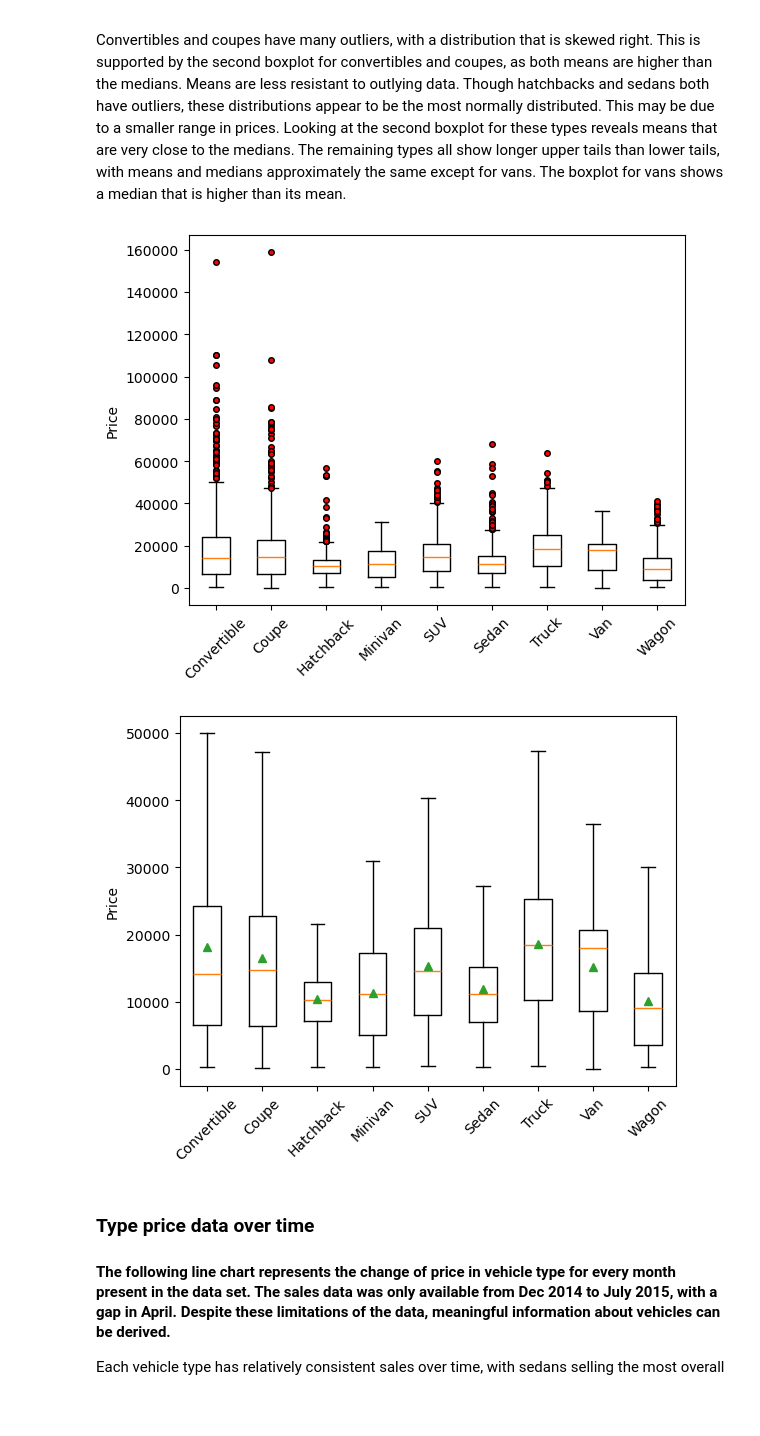
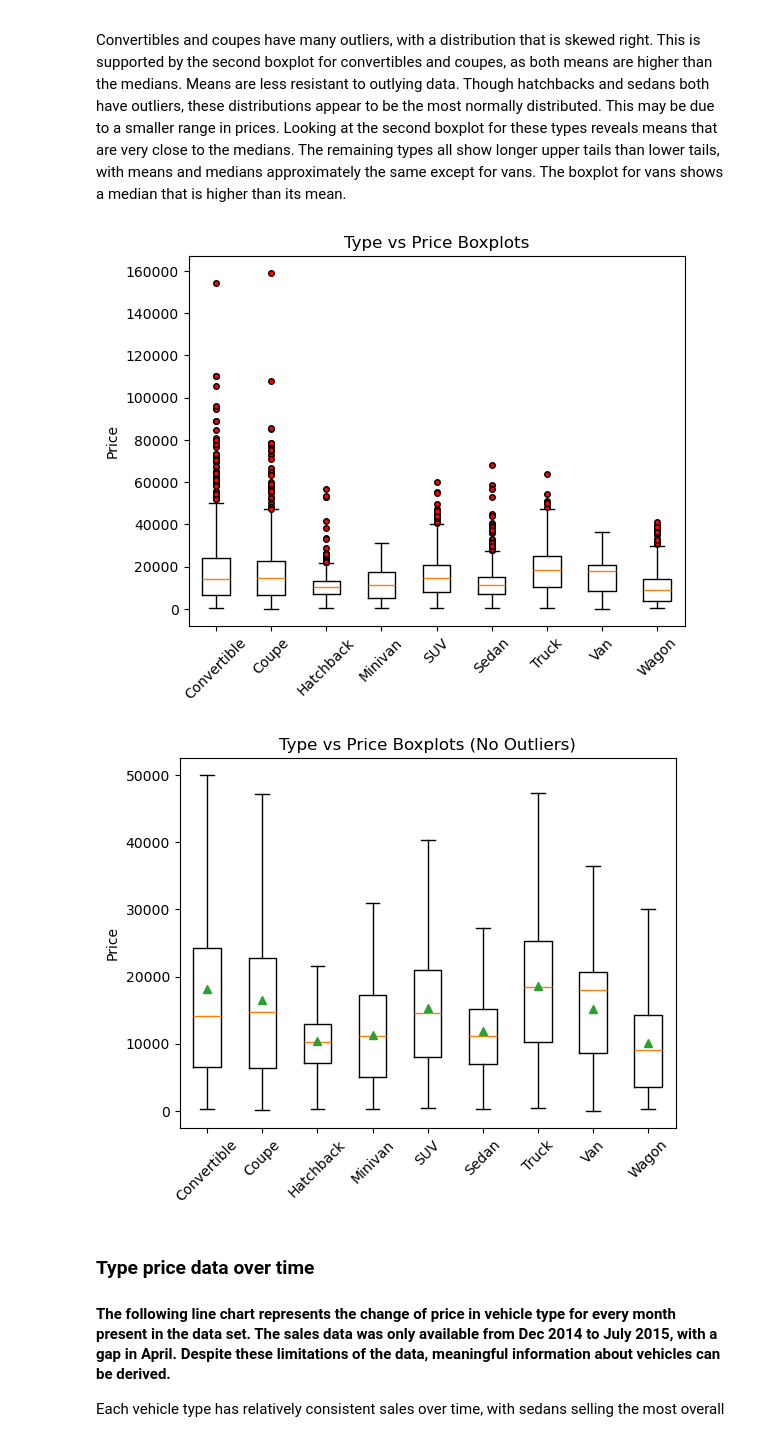
Before and after one commit to marsh52/project1, a Jupyter notebook: car_sales_analysis .ipynb, the cells around one changed output. Saved outputs shown, nothing was run; the diff lists cells and outputs as text; code cells hidden in the pictures; blank space fills up the shorter version.

```diff
--- a/car_sales_analysis .ipynb
+++ b/car_sales_analysis .ipynb
@@ -41,19 +41,23 @@ Convertibles and coupes have many outliers, with a distribution that is skewed r
 # %%
 types = stats_by_type['type'].tolist()
 
 plt.boxplot(type_price_data_df, labels=types, flierprops={'markersize': 4, 'markerfacecolor': 'red'})
 plt.xticks(rotation=45)
 plt.ylabel('Price')
+plt.title('Type vs Price Boxplots')
+plt.savefig('Output/typeVsPriceBoxplots.png')
 plt.show()
 # %% [output]
-[figure, old version]
+[figure, new version]
 # %%
 plt.boxplot(type_price_data_df, labels=types, showfliers=False, showmeans=True)
 plt.ylabel('Price')
 plt.xticks(rotation=45)
+plt.title('Type vs Price Boxplots (No Outliers)')
+plt.savefig('Output/typeVsPriceSansOutliers.png')
 plt.show()
 # %% [output]
-[figure, old version]
+[figure, new version]
 # %%
 group_types_clean = car_sales_sorted.groupby('type')
 
```
Also changed, not shown: parts of 4 cells of this notebook, 10 other files.
